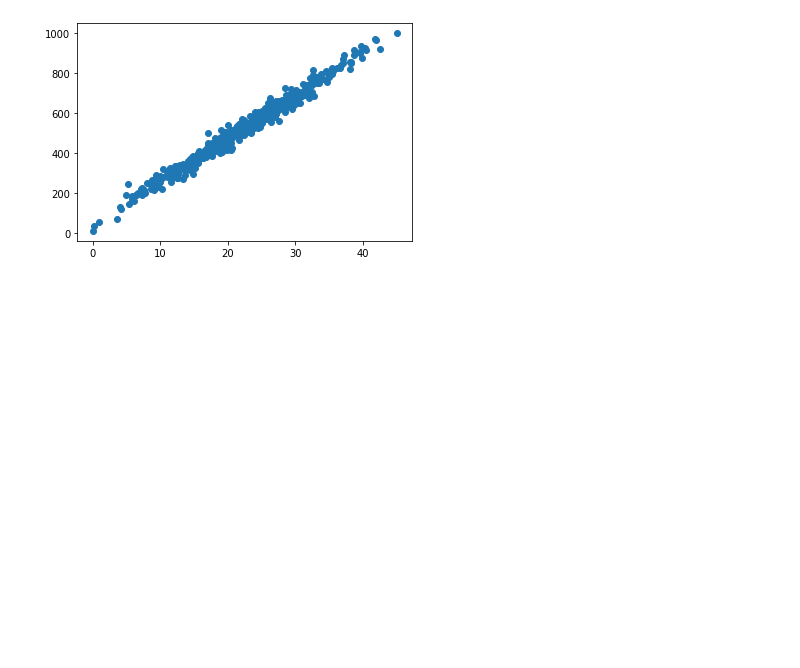
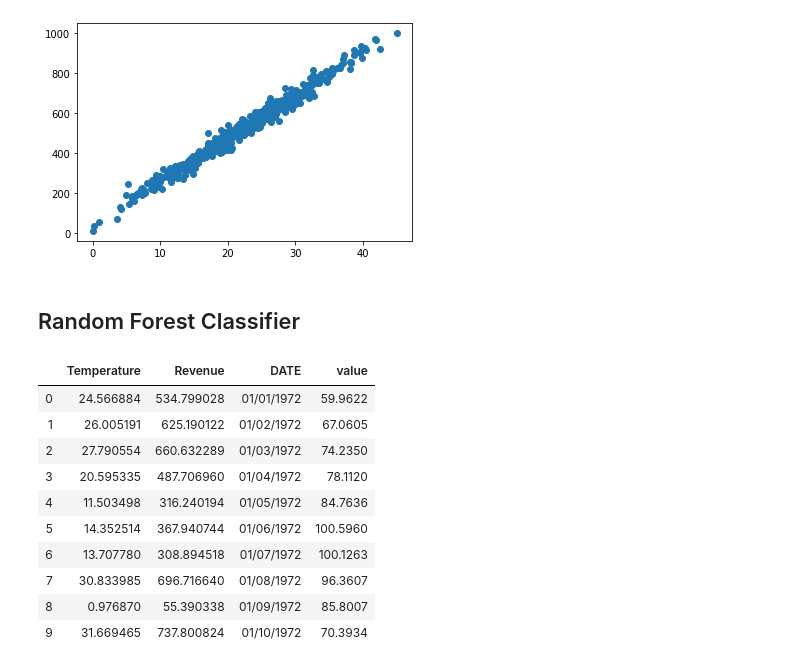
Before and after one commit to shwam25/ML_Project, a Jupyter notebook: Project.ipynb, the cells around one changed output. Saved outputs shown, nothing was run; the diff lists cells and outputs as text; code cells hidden in the pictures; blank space fills up the shorter version.

```diff
--- a/Project.ipynb
+++ b/Project.ipynb
@@ -3,7 +4,7 @@ import pandas as pd
 import matplotlib.pyplot as plt
 # %%
-file_one = "Data1.csv"
-file_two = "Data2.csv"
+file_one = "Resources\Data1.csv"
+file_two = "Resources\Data2.csv"
 # %%
 file_one_df = pd.read_csv(file_one, encoding="ISO-8859-1")
 file_two_df = pd.read_csv(file_two, encoding="ISO-8859-1")
@@ -53,3 +54,21 @@ plt.scatter(x_axis, y_axis)
 # %% [output]
 <matplotlib.collections.PathCollection at 0x...>
 [figure]
+# %% [markdown]
+Random Forest Classifier
+------------------------------------------
+# %%
+# data preview
+data.head(10)
+# %% [output]
+|  | Temperature | Revenue | DATE | value |
+| 0 | 24.566884 | 534.799028 | 01/01/1972 | 59.9622 |
+| 1 | 26.005191 | 625.190122 | 01/02/1972 | 67.0605 |
+| 2 | 27.790554 | 660.632289 | 01/03/1972 | 74.2350 |
+| 3 | 20.595335 | 487.706960 | 01/04/1972 | 78.1120 |
+| 4 | 11.503498 | 316.240194 | 01/05/1972 | 84.7636 |
+| 5 | 14.352514 | 367.940744 | 01/06/1972 | 100.5960 |
+| 6 | 13.707780 | 308.894518 | 01/07/1972 | 100.1263 |
+| 7 | 30.833985 | 696.716640 | 01/08/1972 | 96.3607 |
+| 8 | 0.976870 | 55.390338 | 01/09/1972 | 85.8007 |
+| 9 | 31.669465 | 737.800824 | 01/10/1972 | 70.3934 |
```
Also changed, not shown: parts of 9 cells of this notebook.
